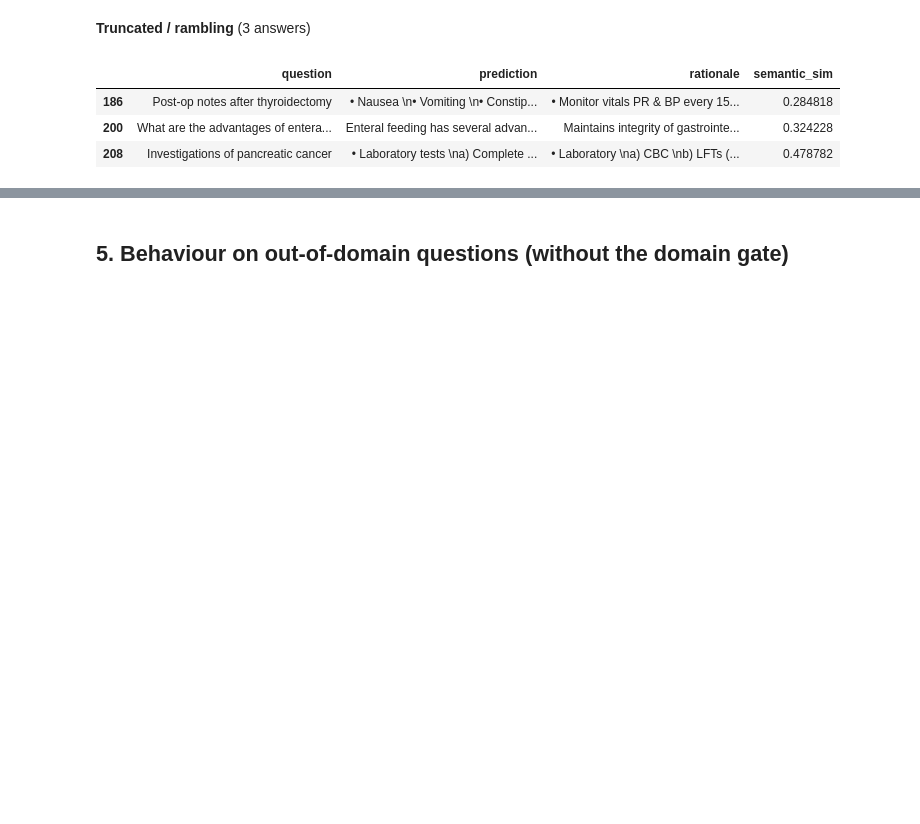
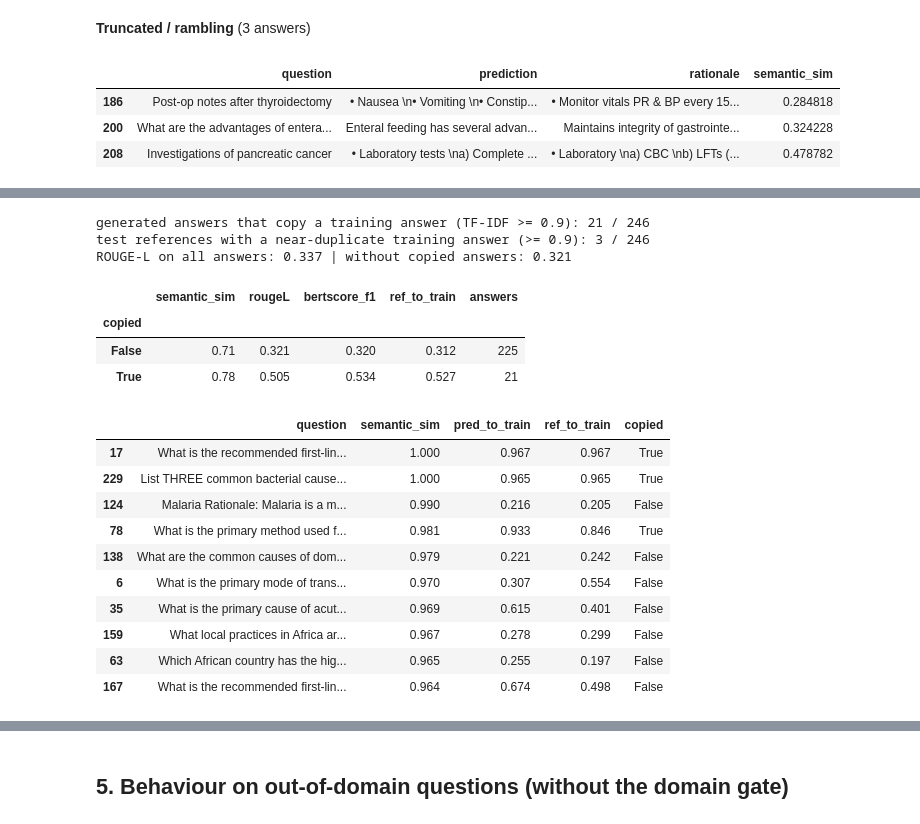
Before and after one commit to mukunzindahiro-max/afrimed-assistant, a Jupyter notebook: notebooks/04_evaluation_error_analysis.ipynb, the cells around one changed output, grey strips where cells are left out. Drawn from its saved outputs; the diff is of its cells as text; code cells hidden in the pictures; blank space fills up the shorter version.

Commit message:
Add detailed notebook explanations and near-duplicate check

```diff
--- a/notebooks/04_evaluation_error_analysis.ipynb
+++ b/notebooks/04_evaluation_error_analysis.ipynb
@@ -242,0 +264,39 @@ Examples of each SAQ error type. Some "errors" are reasonable answers that are w
+# %%
+from sklearn.feature_extraction.text import TfidfVectorizer
+from sklearn.metrics.pairwise import cosine_similarity
+from afrimed.data import load_split
+
+train_answers = load_split("train").rationale.fillna("")
+train_answers = train_answers[train_answers.str.len() > 0].tolist()
+saq = pd.read_csv(RESULTS_DIR / BEST / "saq_predictions.csv")
+vec = TfidfVectorizer(ngram_range=(1, 2), sublinear_tf=True).fit(train_answers)
+train_m = vec.transform(train_answers)
+saq["pred_to_train"] = cosine_similarity(vec.transform(saq.prediction.fillna("")), train_m).max(axis=1)
+saq["ref_to_train"] = cosine_similarity(vec.transform(saq.rationale.fillna("")), train_m).max(axis=1)
+saq["copied"] = saq.pred_to_train >= 0.9
+print(f"generated answers that copy a training answer (TF-IDF >= 0.9): {saq.copied.sum()} / {len(saq)}")
+print(f"test references with a near-duplicate training answer (>= 0.9): {(saq.ref_to_train >= 0.9).sum()} / {len(saq)}")
+print(f"ROUGE-L on all answers: {saq.rougeL.mean():.3f} | without copied answers: {saq[~saq.copied].rougeL.mean():.3f}")
+summary = saq.groupby("copied")[["semantic_sim", "rougeL", "bertscore_f1", "ref_to_train"]].mean().round(3)
+summary["answers"] = saq.groupby("copied").size()
+display(summary)
+saq.sort_values("semantic_sim", ascending=False).head(10)[["question", "semantic_sim", "pred_to_train", "ref_to_train", "copied"]].round(3)
+# %% [output]
+generated answers that copy a training answer (TF-IDF >= 0.9): 21 / 246
+test references with a near-duplicate training answer (>= 0.9): 3 / 246
+ROUGE-L on all answers: 0.337 | without copied answers: 0.321
+|  | semantic_sim | rougeL | bertscore_f1 | ref_to_train | answers |
+| copied |  |  |  |  |  |
+| False | 0.71 | 0.321 | 0.320 | 0.312 | 225 |
+| True | 0.78 | 0.505 | 0.534 | 0.527 | 21 |
+|  | question | semantic_sim | pred_to_train | ref_to_train | copied |
+| 17 | What is the recommended first-lin... | 1.000 | 0.967 | 0.967 | True |
+| 229 | List THREE common bacterial cause... | 1.000 | 0.965 | 0.965 | True |
+| 124 | Malaria Rationale: Malaria is a m... | 0.990 | 0.216 | 0.205 | False |
+| 78 | What is the primary method used f... | 0.981 | 0.933 | 0.846 | True |
+| 138 | What are the common causes of dom... | 0.979 | 0.221 | 0.242 | False |
+| 6 | What is the primary mode of trans... | 0.970 | 0.307 | 0.554 | False |
+| 35 | What is the primary cause of acut... | 0.969 | 0.615 | 0.401 | False |
+| 159 | What local practices in Africa ar... | 0.967 | 0.278 | 0.299 | False |
+| 63 | Which African country has the hig... | 0.965 | 0.255 | 0.197 | False |
+| 167 | What is the recommended first-lin... | 0.964 | 0.674 | 0.498 | False |
```
Also changed, not shown: parts of 33 cells of this notebook, 3 other files.
